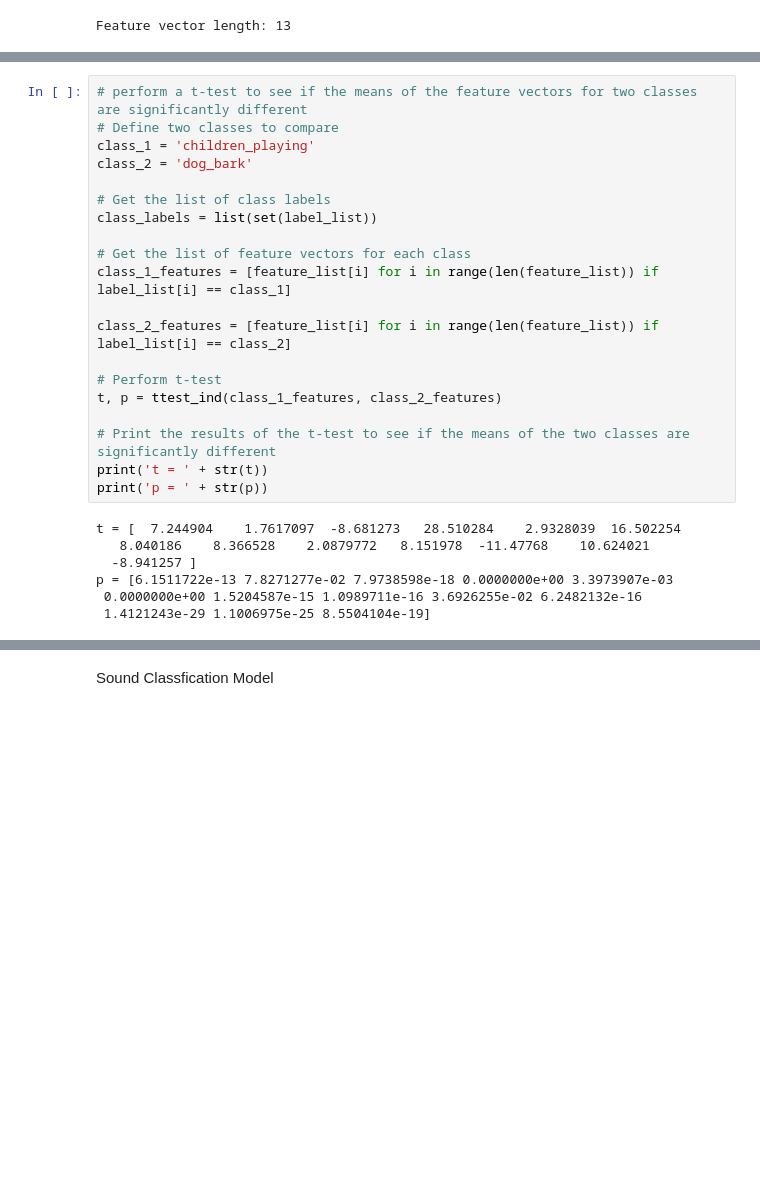
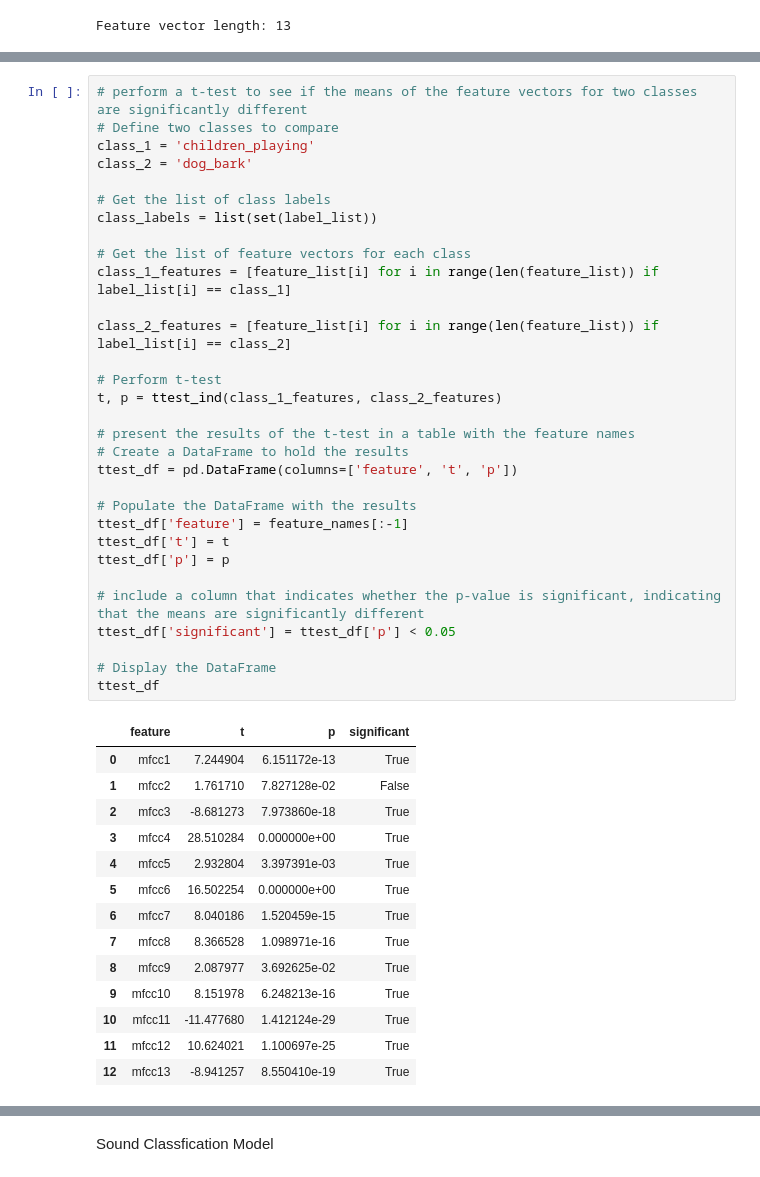
Before and after one commit to paulr28/MSc_DA_CA3, a Jupyter notebook: SoundFileExploration.ipynb, the cells around one changed output, grey strips where cells are left out. Saved outputs shown, nothing was run; the diff lists cells and outputs as text; blank space fills up the shorter version.

```diff
--- a/SoundFileExploration.ipynb
+++ b/SoundFileExploration.ipynb
@@ -150,30 +146,49 @@ Name: class, dtype: int64
 # %%
 # perform a t-test to see if the means of the feature vectors for two classes are significantly different
 # Define two classes to compare
 class_1 = 'children_playing'
 class_2 = 'dog_bark'
 
 # Get the list of class labels
 class_labels = list(set(label_list))
 
 # Get the list of feature vectors for each class
 class_1_features = [feature_list[i] for i in range(len(feature_list)) if label_list[i] == class_1]
 
 class_2_features = [feature_list[i] for i in range(len(feature_list)) if label_list[i] == class_2]
 
 # Perform t-test
 t, p = ttest_ind(class_1_features, class_2_features)
 
-# Print the results of the t-test to see if the means of the two classes are significantly different
-print('t = ' + str(t))
-print('p = ' + str(p))
+# present the results of the t-test in a table with the feature names
+# Create a DataFrame to hold the results
+ttest_df = pd.DataFrame(columns=['feature', 't', 'p'])
+
+# Populate the DataFrame with the results
+ttest_df['feature'] = feature_names[:-1]
+ttest_df['t'] = t
+ttest_df['p'] = p
+
+# include a column that indicates whether the p-value is significant, indicating that the means are significantly different
+ttest_df['significant'] = ttest_df['p'] < 0.05
+
+# Display the DataFrame
+ttest_df
 # %% [output]
-t = [  7.244904    1.7617097  -8.681273   28.510284    2.9328039  16.502254
-   8.040186    8.366528    2.0879772   8.151978  -11.47768    10.624021
-  -8.941257 ]
-p = [6.1511722e-13 7.8271277e-02 7.9738598e-18 0.0000000e+00 3.3973907e-03
- 0.0000000e+00 1.5204587e-15 1.0989711e-16 3.6926255e-02 6.2482132e-16
- 1.4121243e-29 1.1006975e-25 8.5504104e-19]
+|  | feature | t | p | significant |
+| 0 | mfcc1 | 7.244904 | 6.151172e-13 | True |
+| 1 | mfcc2 | 1.761710 | 7.827128e-02 | False |
+| 2 | mfcc3 | -8.681273 | 7.973860e-18 | True |
+| 3 | mfcc4 | 28.510284 | 0.000000e+00 | True |
+| 4 | mfcc5 | 2.932804 | 3.397391e-03 | True |
+| 5 | mfcc6 | 16.502254 | 0.000000e+00 | True |
+| 6 | mfcc7 | 8.040186 | 1.520459e-15 | True |
+| 7 | mfcc8 | 8.366528 | 1.098971e-16 | True |
+| 8 | mfcc9 | 2.087977 | 3.692625e-02 | True |
+| 9 | mfcc10 | 8.151978 | 6.248213e-16 | True |
+| 10 | mfcc11 | -11.477680 | 1.412124e-29 | True |
+| 11 | mfcc12 | 10.624021 | 1.100697e-25 | True |
+| 12 | mfcc13 | -8.941257 | 8.550410e-19 | True |
 # %%
 # Display basic statistics about the dataset
 print(metadata.describe())
```
Also changed, not shown: parts of 10 cells of this notebook, 1 other file.
